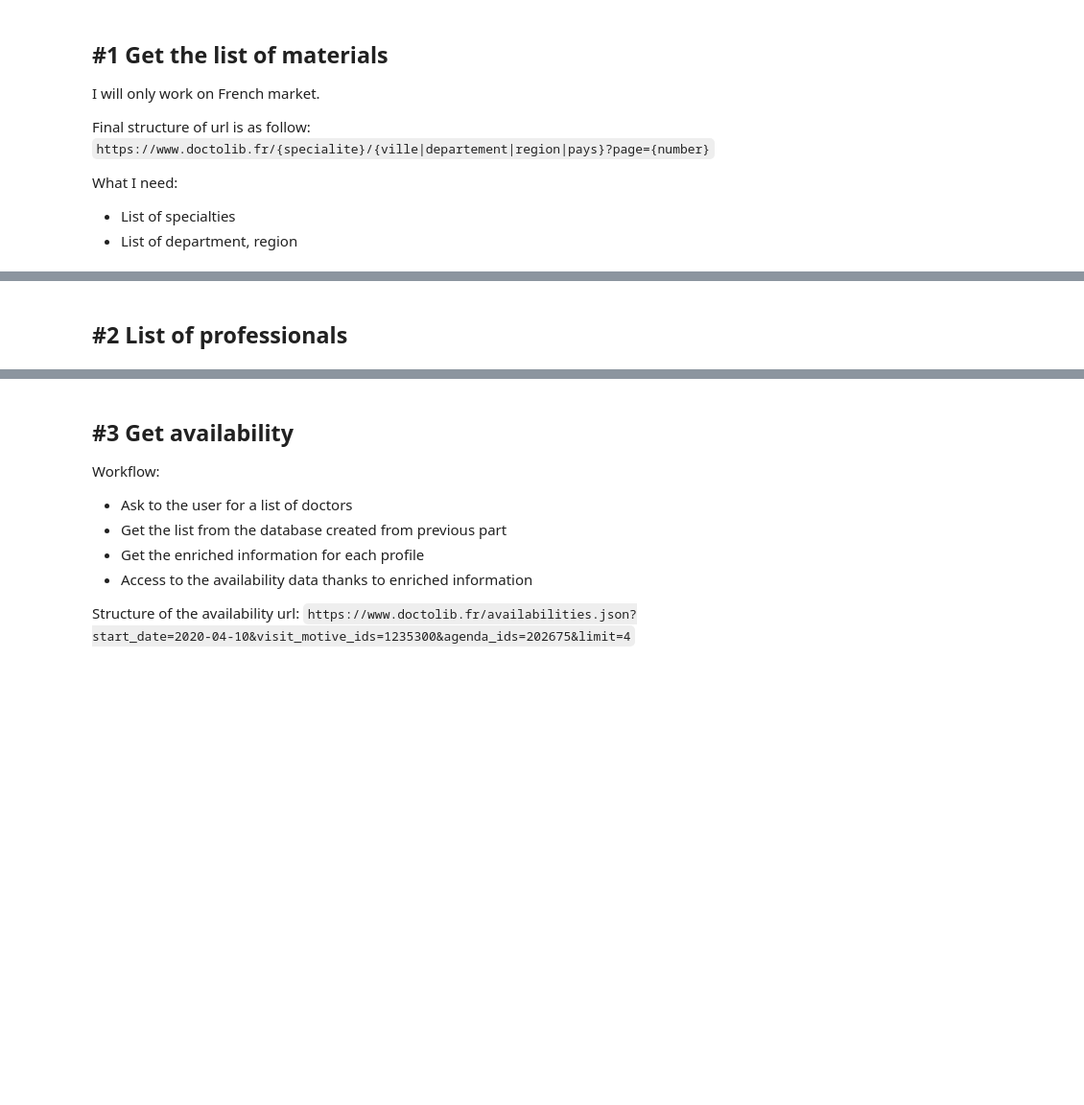
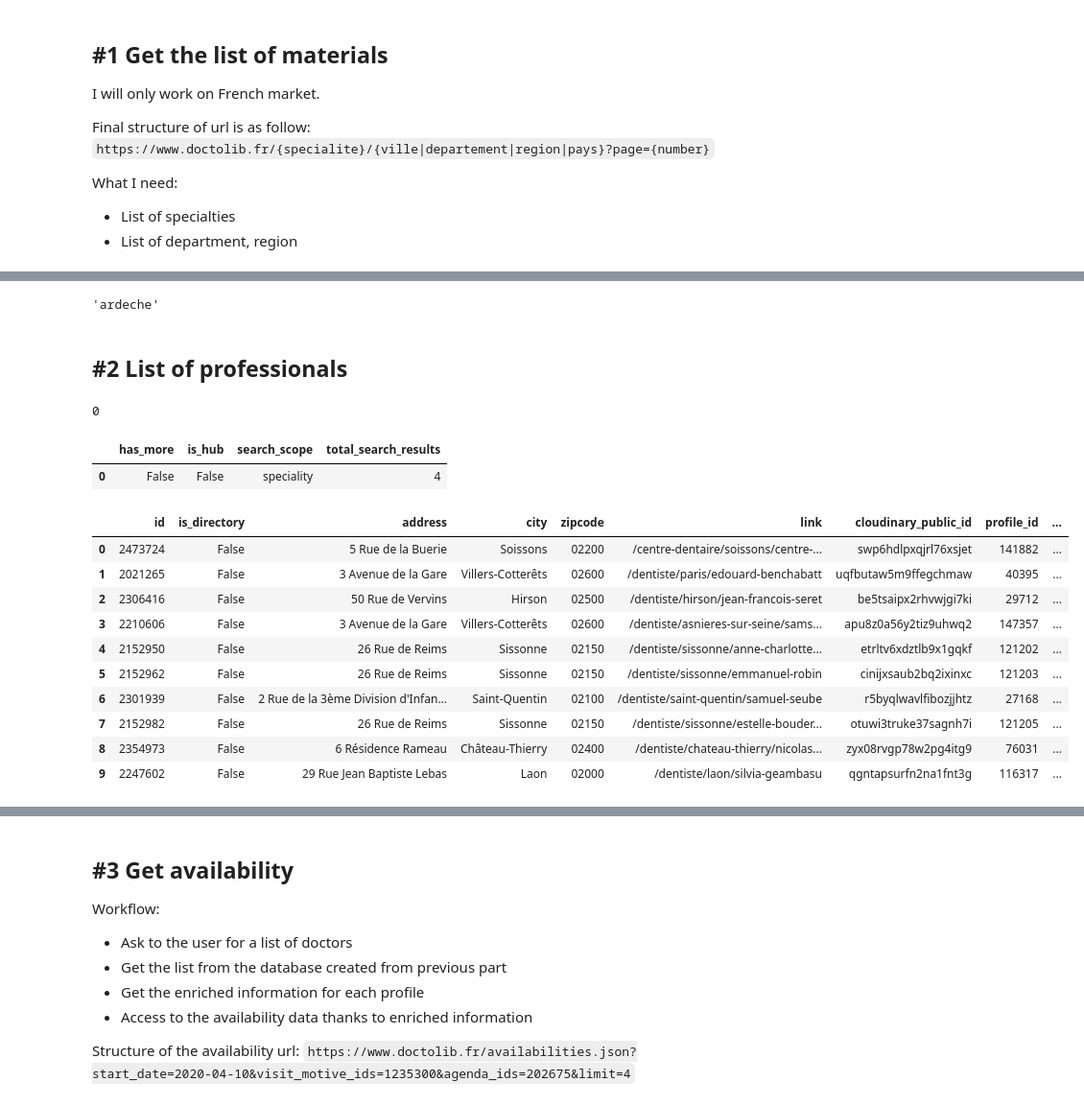
Before and after one commit to LudivineLacour/web-scraping, a Jupyter notebook: code/exploration.ipynb, the cells around one changed output, grey strips where cells are left out. Shown at 96% size. Drawn from its saved outputs; the diff is of its cells as text; code cells hidden in the pictures; blank space fills up the shorter version.

```diff
--- a/code/exploration.ipynb
+++ b/code/exploration.ipynb
@@ -48,6 +62,8 @@ list_of_region[0]
 # %%
 list_of_department=[str(unicodedata.normalize('NFKD', x).encode('ASCII', 'ignore')).strip("b'").strip('"').lower().replace("'","-").replace(" ","-") for x in departments.loc[:,'Nom']]
-list_of_department[1]
+list_of_department[6]
+# %% [output]
+'ardeche'
 # %% [markdown]
 ## #2 List of professionals
 # %%
@@ -56,7 +72,7 @@ base_url='https://www.doctolib.fr'
 speciality=list_of_specialties[0]
 location='aisne'
 
-final_url=f"{base_url}/{speciality}/{location}?page="
+final_url=f"{base_url}/{speciality}/{location}?page=9"
 
 headers="""accept: application/json
 accept-language: fr-FR,fr;q=0.9,en-US;q=0.8,en;q=0.7
@@ -70,9 +86,31 @@ headers=dict([i.split(': ') for i in headers.split('\n')])
 
 # Succeed to reteive a json format for the results of the search
 result=r.get(final_url,headers=headers).json()
+# %%
+len(result['data']['doctors'])+len(result['data']['directory_doctors'])
+# %% [output]
+0
+# %%
+data=pd.json_normalize(result['data'])
+data[['has_more','is_hub','search_scope','total_search_results']]
+# %% [output]
+|  | has_more | is_hub | search_scope | total_search_results |
+| 0 | False | False | speciality | 4 |
 # %%
-data=pd.json_normalize(result['data']['doctors'])
-data
+data2=pd.json_normalize(result['data']['doctors'])
+data2
+# %% [output]
+|  | id | is_directory | address | city | zipcode | link | cloudinary_public_id | profile_id | ... |
+| 0 | 2473724 | False | 5 Rue de la Buerie | Soissons | 02200 | /centre-dentaire/soissons/centre-... | swp6hdlpxqjrl76xsjet | 141882 | ... |
+| 1 | 2021265 | False | 3 Avenue de la Gare | Villers-Cotterêts | 02600 | /dentiste/paris/edouard-benchabatt | uqfbutaw5m9ffegchmaw | 40395 | ... |
+| 2 | 2306416 | False | 50 Rue de Vervins | Hirson | 02500 | /dentiste/hirson/jean-francois-seret | be5tsaipx2rhvwjgi7ki | 29712 | ... |
+| 3 | 2210606 | False | 3 Avenue de la Gare | Villers-Cotterêts | 02600 | /dentiste/asnieres-sur-seine/sams... | apu8z0a56y2tiz9uhwq2 | 147357 | ... |
+| 4 | 2152950 | False | 26 Rue de Reims | Sissonne | 02150 | /dentiste/sissonne/anne-charlotte... | etrltv6xdztlb9x1gqkf | 121202 | ... |
+| 5 | 2152962 | False | 26 Rue de Reims | Sissonne | 02150 | /dentiste/sissonne/emmanuel-robin | cinijxsaub2bq2ixinxc | 121203 | ... |
+| 6 | 2301939 | False | 2 Rue de la 3ème Division d'Infan... | Saint-Quentin | 02100 | /dentiste/saint-quentin/samuel-seube | r5byqlwavlfibozjjhtz | 27168 | ... |
+| 7 | 2152982 | False | 26 Rue de Reims | Sissonne | 02150 | /dentiste/sissonne/estelle-bouder... | otuwi3truke37sagnh7i | 121205 | ... |
+| 8 | 2354973 | False | 6 Résidence Rameau | Château-Thierry | 02400 | /dentiste/chateau-thierry/nicolas... | zyx08rvgp78w2pg4itg9 | 76031 | ... |
+| 9 | 2247602 | False | 29 Rue Jean Baptiste Lebas | Laon | 02000 | /dentiste/laon/silvia-geambasu | qgntapsurfn2na1fnt3g | 116317 | ... |
 # %%
 # Get the content with all pages
 base_url='https://www.doctolib.fr'
```
Also changed, not shown: parts of 23 cells of this notebook.
